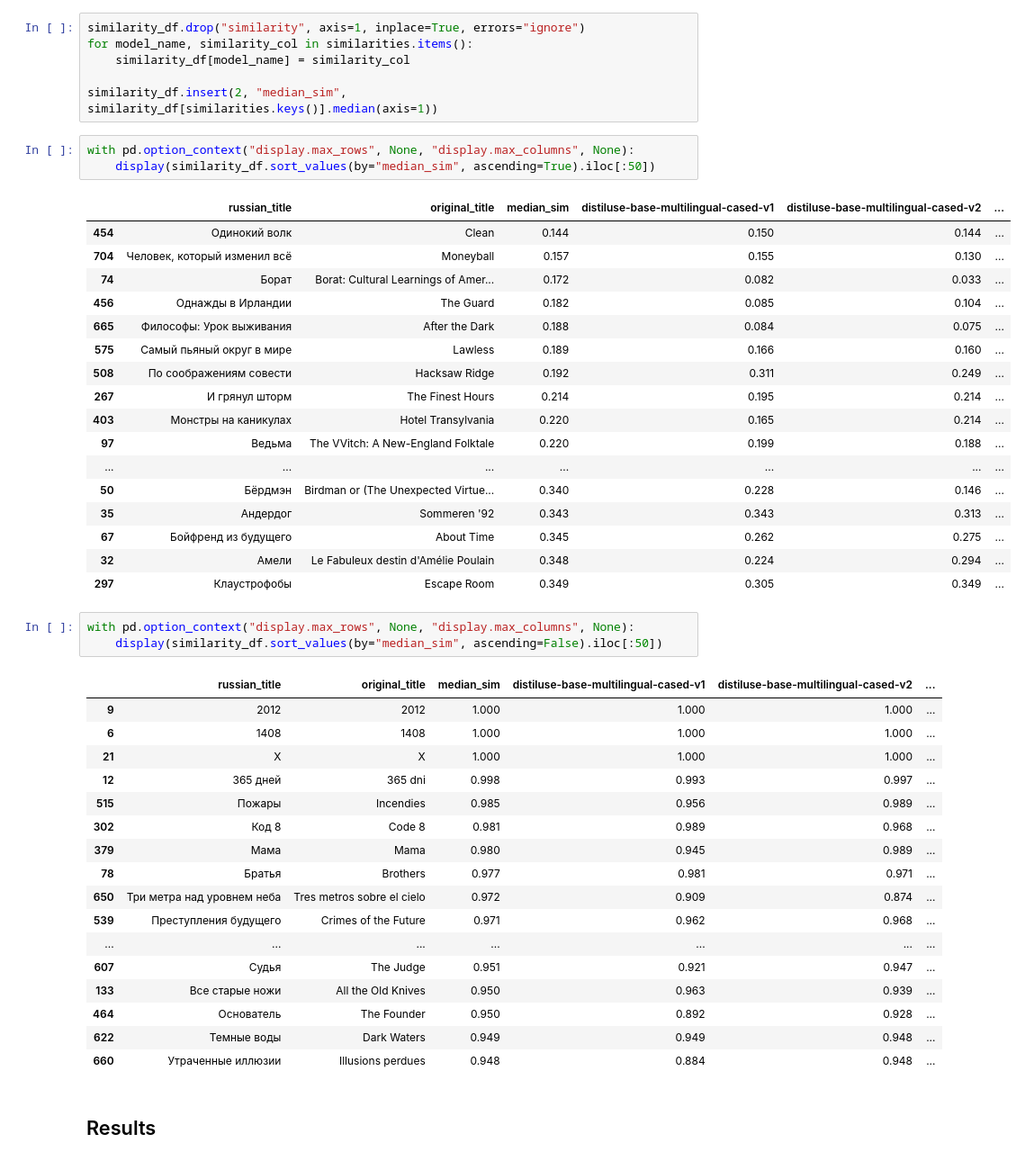
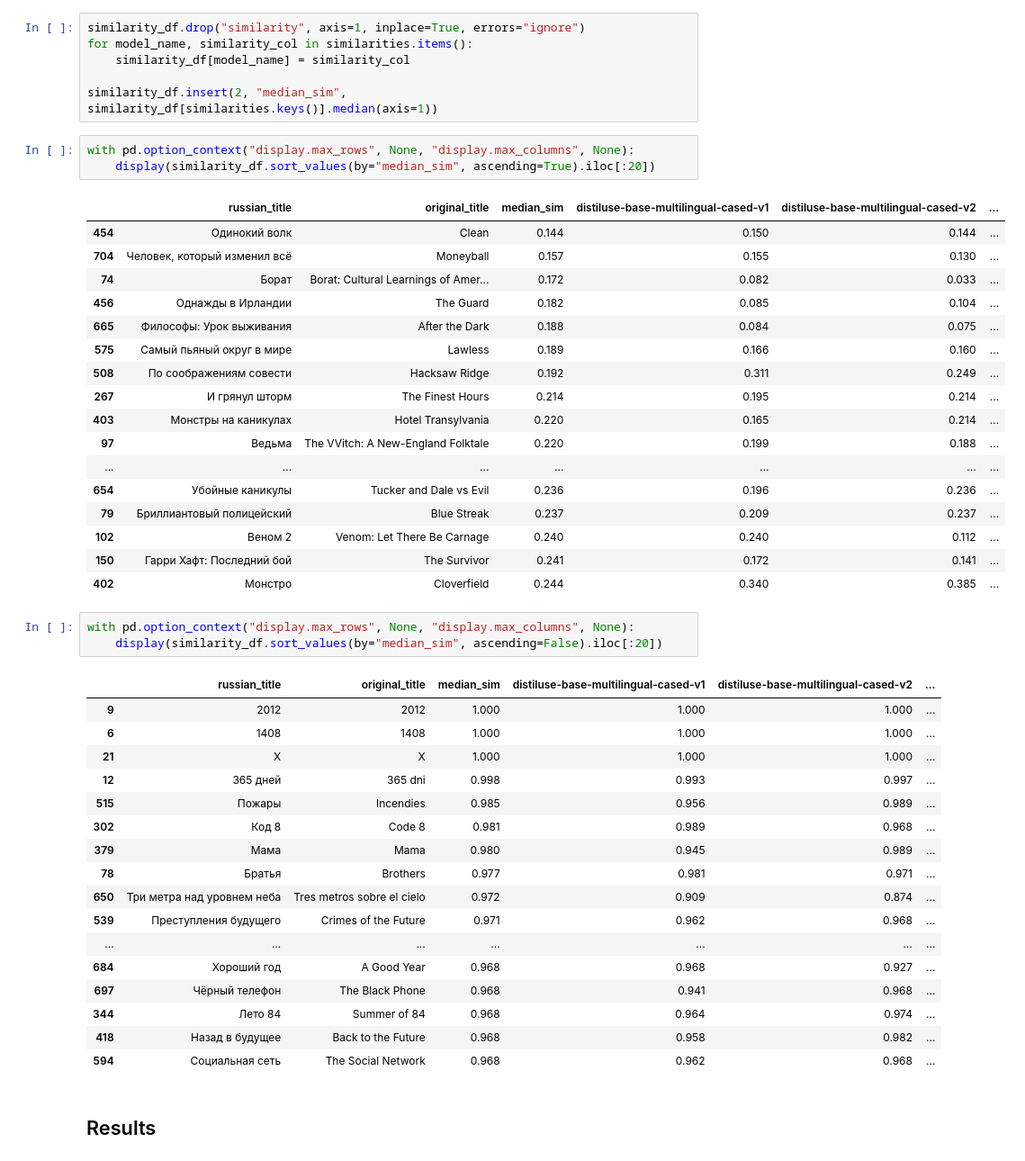
Before and after one commit to Extremesarova/shows_analysis, a Jupyter notebook: analysis/movie_title_translation.ipynb, the cells around one changed output. Shown at 90% size. Drawn from its saved outputs; the diff is of its cells as text.

```diff
--- a/analysis/movie_title_translation.ipynb
+++ b/analysis/movie_title_translation.ipynb
@@ -362,28 +374,28 @@ for model_name, similarity_col in similarities.items():
 similarity_df.insert(2, "median_sim", similarity_df[similarities.keys()].median(axis=1))
 # %%
 with pd.option_context("display.max_rows", None, "display.max_columns", None):
-    display(similarity_df.sort_values(by="median_sim", ascending=True).iloc[:50])
+    display(similarity_df.sort_values(by="median_sim", ascending=True).iloc[:20])
 # %% [output]
 |  | russian_title | original_title | median_sim | distiluse-base-multilingual-cased-v1 | distiluse-base-multilingual-cased-v2 | ... |
 | 454 | Одинокий волк | Clean | 0.144 | 0.150 | 0.144 | ... |
 | 704 | Человек, который изменил всё | Moneyball | 0.157 | 0.155 | 0.130 | ... |
 | 74 | Борат | Borat: Cultural Learnings of Amer... | 0.172 | 0.082 | 0.033 | ... |
 | 456 | Однажды в Ирландии | The Guard | 0.182 | 0.085 | 0.104 | ... |
 | 665 | Философы: Урок выживания | After the Dark | 0.188 | 0.084 | 0.075 | ... |
 | 575 | Самый пьяный округ в мире | Lawless | 0.189 | 0.166 | 0.160 | ... |
 | 508 | По соображениям совести | Hacksaw Ridge | 0.192 | 0.311 | 0.249 | ... |
 | 267 | И грянул шторм | The Finest Hours | 0.214 | 0.195 | 0.214 | ... |
 | 403 | Монстры на каникулах | Hotel Transylvania | 0.220 | 0.165 | 0.214 | ... |
 | 97 | Ведьма | The VVitch: A New-England Folktale | 0.220 | 0.199 | 0.188 | ... |
 | ... | ... | ... | ... | ... | ... | ... |
-| 50 | Бёрдмэн | Birdman or (The Unexpected Virtue... | 0.340 | 0.228 | 0.146 | ... |
-| 35 | Андердог | Sommeren '92 | 0.343 | 0.343 | 0.313 | ... |
-| 67 | Бойфренд из будущего | About Time | 0.345 | 0.262 | 0.275 | ... |
-| 32 | Амели | Le Fabuleux destin d'Amélie Poulain | 0.348 | 0.224 | 0.294 | ... |
-| 297 | Клаустрофобы | Escape Room | 0.349 | 0.305 | 0.349 | ... |
+| 654 | Убойные каникулы | Tucker and Dale vs Evil | 0.236 | 0.196 | 0.236 | ... |
+| 79 | Бриллиантовый полицейский | Blue Streak | 0.237 | 0.209 | 0.237 | ... |
+| 102 | Веном 2 | Venom: Let There Be Carnage | 0.240 | 0.240 | 0.112 | ... |
+| 150 | Гарри Хафт: Последний бой | The Survivor | 0.241 | 0.172 | 0.141 | ... |
+| 402 | Монстро | Cloverfield | 0.244 | 0.340 | 0.385 | ... |
 # %%
 with pd.option_context("display.max_rows", None, "display.max_columns", None):
-    display(similarity_df.sort_values(by="median_sim", ascending=False).iloc[:50])
+    display(similarity_df.sort_values(by="median_sim", ascending=False).iloc[:20])
 # %% [output]
 |  | russian_title | original_title | median_sim | distiluse-base-multilingual-cased-v1 | distiluse-base-multilingual-cased-v2 | ... |
 | 9 | 2012 | 2012 | 1.000 | 1.000 | 1.000 | ... |
@@ -397,10 +409,10 @@ with pd.option_context("display.max_rows", None, "display.max_columns", None):
 | 650 | Три метра над уровнем неба | Tres metros sobre el cielo | 0.972 | 0.909 | 0.874 | ... |
 | 539 | Преступления будущего | Crimes of the Future | 0.971 | 0.962 | 0.968 | ... |
 | ... | ... | ... | ... | ... | ... | ... |
-| 607 | Судья | The Judge | 0.951 | 0.921 | 0.947 | ... |
-| 133 | Все старые ножи | All the Old Knives | 0.950 | 0.963 | 0.939 | ... |
-| 464 | Основатель | The Founder | 0.950 | 0.892 | 0.928 | ... |
-| 622 | Темные воды | Dark Waters | 0.949 | 0.949 | 0.948 | ... |
-| 660 | Утраченные иллюзии | Illusions perdues | 0.948 | 0.884 | 0.948 | ... |
+| 684 | Хороший год | A Good Year | 0.968 | 0.968 | 0.927 | ... |
+| 697 | Чёрный телефон | The Black Phone | 0.968 | 0.941 | 0.968 | ... |
+| 344 | Лето 84 | Summer of 84 | 0.968 | 0.964 | 0.974 | ... |
+| 418 | Назад в будущее | Back to the Future | 0.968 | 0.958 | 0.982 | ... |
+| 594 | Социальная сеть | The Social Network | 0.968 | 0.962 | 0.968 | ... |
 # %% [markdown]
 ## Results
```
Also changed, not shown: parts of 12 cells of this notebook.
